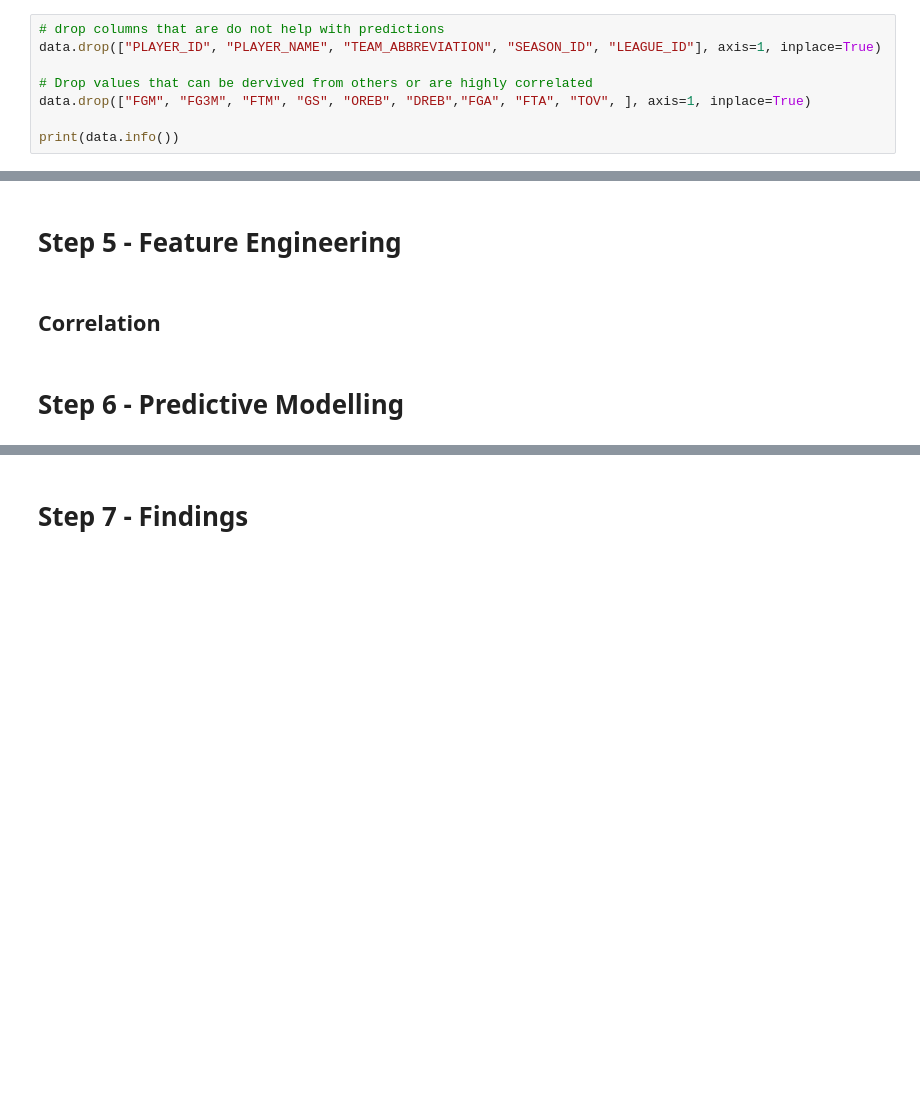
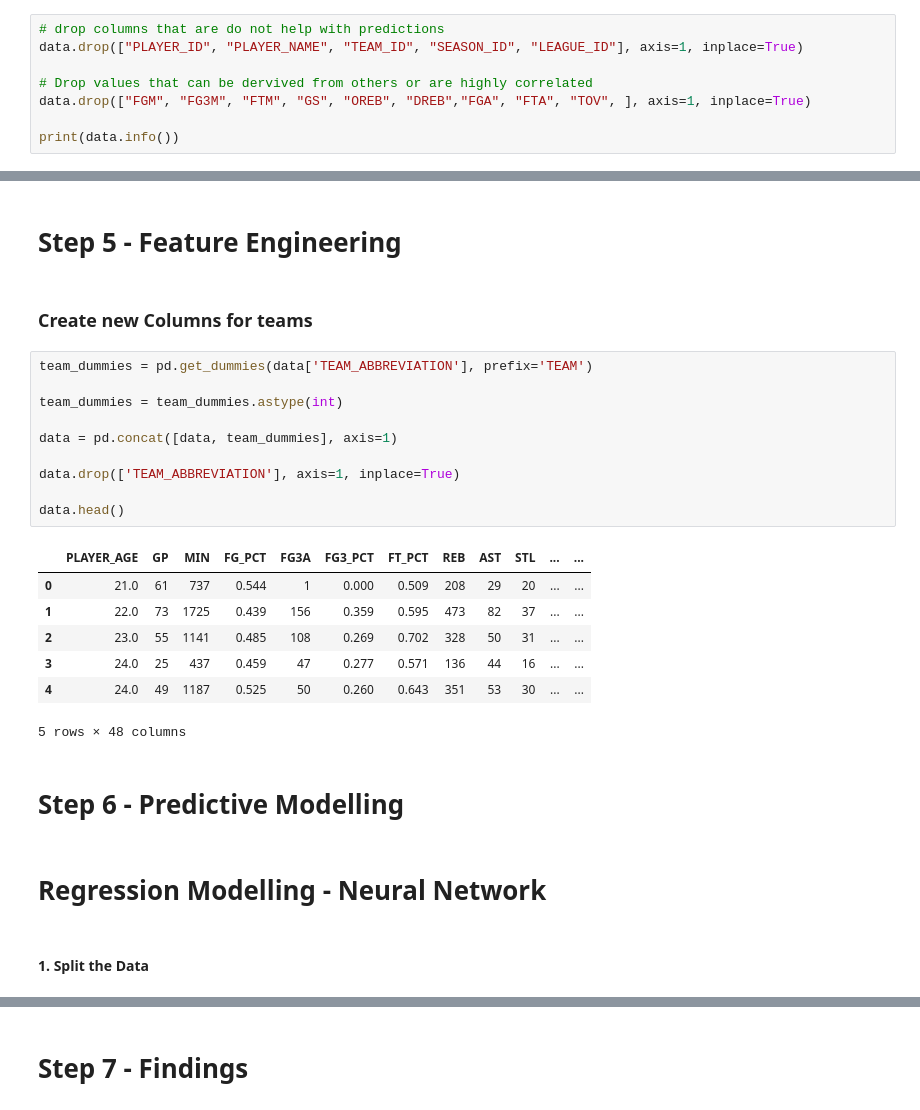
Before and after one commit to HenriqueJoanoni/data-science-ca2, a Jupyter notebook: nba_data_mining.ipynb, the cells around one changed output, grey strips where cells are left out. Drawn from its saved outputs; the diff is of its cells as text; blank space fills up the shorter version.

```diff
--- a/nba_data_mining.ipynb
+++ b/nba_data_mining.ipynb
@@ -228,7 +230,7 @@ max     229.000000   254.000000   464.000000   292.000000  2818.000000
 ### Manipulate Columns
 # %%
 # drop columns that are do not help with predictions
-data.drop(["PLAYER_ID", "PLAYER_NAME", "TEAM_ABBREVIATION", "SEASON_ID", "LEAGUE_ID"], axis=1, inplace=True)
+data.drop(["PLAYER_ID", "PLAYER_NAME", "TEAM_ID", "SEASON_ID", "LEAGUE_ID"], axis=1, inplace=True)
 
 # Drop values that can be dervived from others or are highly correlated
 data.drop(["FGM", "FG3M", "FTM", "GS", "OREB", "DREB","FGA", "FTA", "TOV", ], axis=1, inplace=True)
@@ -431,7 +434,29 @@ plt.show()
 [figure]
 # %% [markdown]
 # Step 5 - Feature Engineering
-# %% [markdown]
-## Correlation
+# %% [markdown]
+### Create new Columns for teams
+# %%
+team_dummies = pd.get_dummies(data['TEAM_ABBREVIATION'], prefix='TEAM')
+
+team_dummies = team_dummies.astype(int)
+
+data = pd.concat([data, team_dummies], axis=1)
+
+data.drop(['TEAM_ABBREVIATION'], axis=1, inplace=True)
+
+data.head()
+# %% [output]
+|  | PLAYER_AGE | GP | MIN | FG_PCT | FG3A | FG3_PCT | FT_PCT | REB | AST | STL | ... | ... |
+| 0 | 21.0 | 61 | 737 | 0.544 | 1 | 0.000 | 0.509 | 208 | 29 | 20 | ... | ... |
+| 1 | 22.0 | 73 | 1725 | 0.439 | 156 | 0.359 | 0.595 | 473 | 82 | 37 | ... | ... |
+| 2 | 23.0 | 55 | 1141 | 0.485 | 108 | 0.269 | 0.702 | 328 | 50 | 31 | ... | ... |
+| 3 | 24.0 | 25 | 437 | 0.459 | 47 | 0.277 | 0.571 | 136 | 44 | 16 | ... | ... |
+| 4 | 24.0 | 49 | 1187 | 0.525 | 50 | 0.260 | 0.643 | 351 | 53 | 30 | ... | ... |
+5 rows × 48 columns
 # %% [markdown]
 # Step 6 - Predictive Modelling
+# %% [markdown]
+# Regression Modelling - Neural Network
+# %% [markdown]
+#### 1. Split the Data
```
Also changed, not shown: parts of 12 cells of this notebook.
